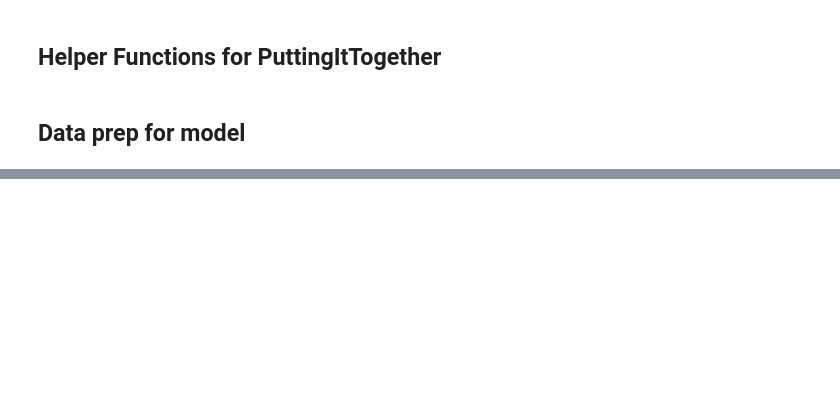
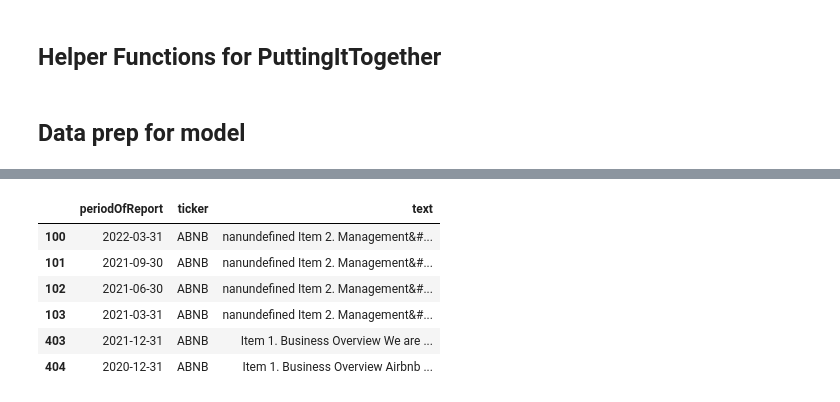
Before and after one commit to JoeHGeoghegan/P2G2-ProjectGit, a Jupyter notebook: Notebooks/Andrew.ipynb, the cells around one changed output, grey strips where cells are left out. Cells and saved outputs as stored; diff of their text form; code cells hidden in the pictures; blank space fills up the shorter version.

```diff
--- a/Notebooks/Andrew.ipynb
+++ b/Notebooks/Andrew.ipynb
@@ -182 +249,17 @@ ValueError: 'date' is not in list
+# %%
+sec_df = pd.read_csv('../Notebooks/Data/Cleaned_Data/sec_all_data.csv')
+sec_df = sec_df[sec_df['ticker']=='ABNB']
+sec_df = sec_df[['periodOfReport', 'ticker', 'Business', 'Risk Factors', 'Management’s Discussion and Analysis of Financial Condition and Results of Operations']]#.agg('-'.join, axis=1)
+sec_df['text'] = sec_df[['Business', 'Risk Factors', 'Management’s Discussion and Analysis of Financial Condition and Results of Operations']].astype(str).apply(lambda x: ''.join(x), axis=1)
+#sec_df = sec_df[['periodOfReport', 'ticker', 'text']]
+sec_df.drop(columns=['Business', 'Risk Factors', 'Management’s Discussion and Analysis of Financial Condition and Results of Operations'],inplace=True)
+sec_df
+# %% [output]
+|  | periodOfReport | ticker | text |
+| 100 | 2022-03-31 | ABNB | nanundefined Item 2. Management&#... |
+| 101 | 2021-09-30 | ABNB | nanundefined Item 2. Management&#... |
+| 102 | 2021-06-30 | ABNB | nanundefined Item 2. Management&#... |
+| 103 | 2021-03-31 | ABNB | nanundefined Item 2. Management&#... |
+| 403 | 2021-12-31 | ABNB | Item 1. Business Overview We are ... |
+| 404 | 2020-12-31 | ABNB | Item 1. Business Overview Airbnb ... |
 # %%
```
Also changed, not shown: parts of 19 cells of this notebook, 2 other files.
